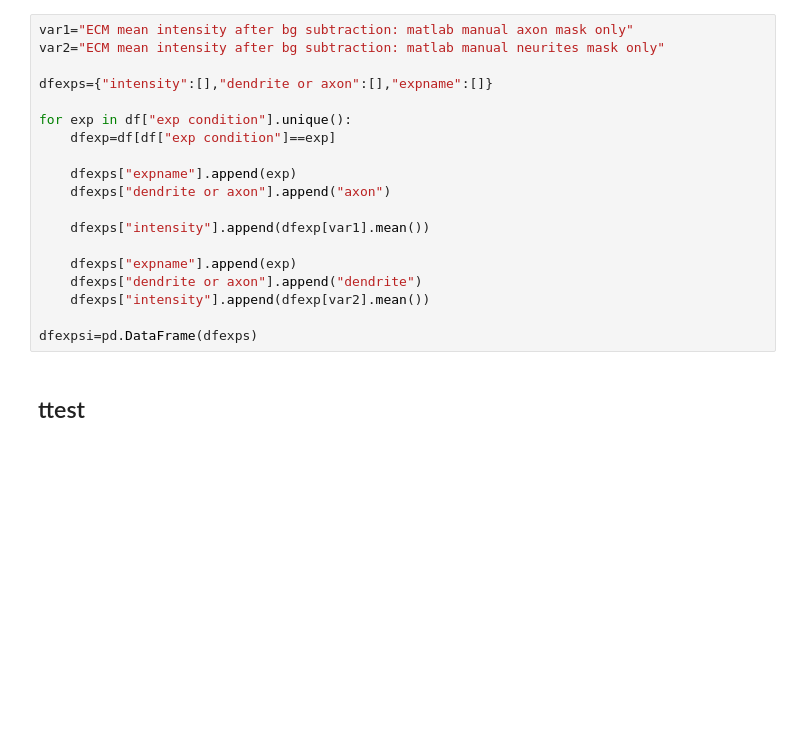
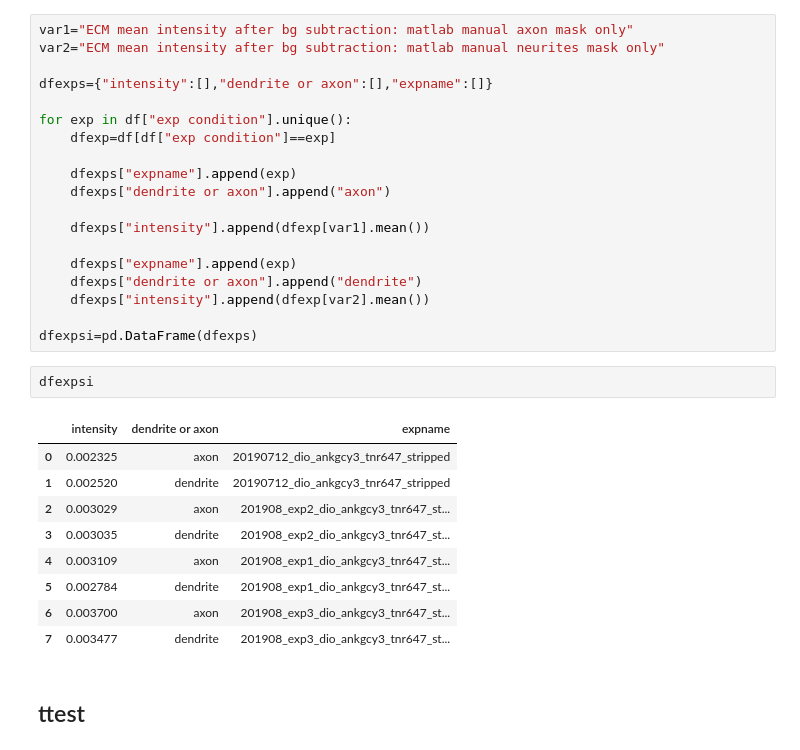
Before and after one commit to taldanko/Image_processing, a Jupyter notebook: TurnoverAnalysis_EpitopeBlocking_LateStain_SynapseStain/20191118_SupplementaryFigure5_AnkG_DiO_internalizedTNR_stripped.ipynb, the cells around one changed output. Saved outputs shown, nothing was run; the diff lists cells and outputs as text; blank space fills up the shorter version.

```diff
--- a/TurnoverAnalysis_EpitopeBlocking_LateStain_SynapseStain/20191118_SupplementaryFigure5_AnkG_DiO_internalizedTNR_stripped.ipynb
+++ b/TurnoverAnalysis_EpitopeBlocking_LateStain_SynapseStain/20191118_SupplementaryFigure5_AnkG_DiO_internalizedTNR_stripped.ipynb
@@ -257,6 +257,18 @@ for exp in df["exp condition"].unique():
     dfexps["intensity"].append(dfexp[var2].mean())
 
 dfexpsi=pd.DataFrame(dfexps)
+# %%
+dfexpsi
+# %% [output]
+|  | intensity | dendrite or axon | expname |
+| 0 | 0.002325 | axon | 20190712_dio_ankgcy3_tnr647_stripped |
+| 1 | 0.002520 | dendrite | 20190712_dio_ankgcy3_tnr647_stripped |
+| 2 | 0.003029 | axon | 201908_exp2_dio_ankgcy3_tnr647_st... |
+| 3 | 0.003035 | dendrite | 201908_exp2_dio_ankgcy3_tnr647_st... |
+| 4 | 0.003109 | axon | 201908_exp1_dio_ankgcy3_tnr647_st... |
+| 5 | 0.002784 | dendrite | 201908_exp1_dio_ankgcy3_tnr647_st... |
+| 6 | 0.003700 | axon | 201908_exp3_dio_ankgcy3_tnr647_st... |
+| 7 | 0.003477 | dendrite | 201908_exp3_dio_ankgcy3_tnr647_st... |
 # %% [markdown]
 ## ttest
 # %%
```
Also changed, not shown: parts of 1 cell of this notebook, 3 other files.
